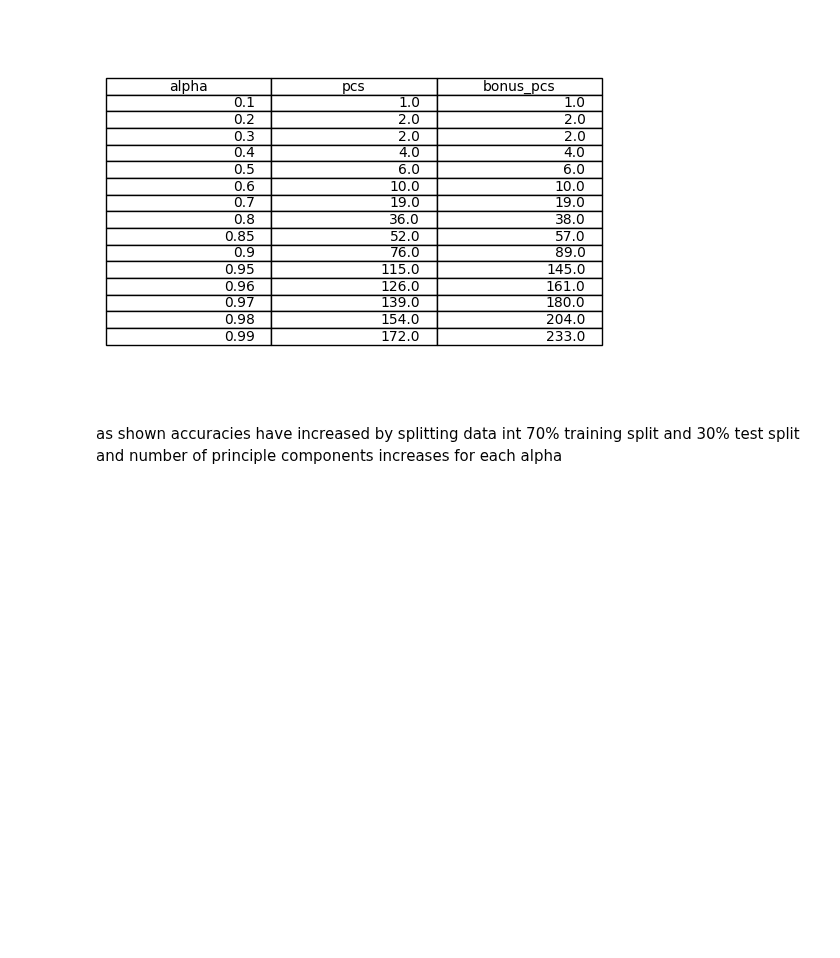
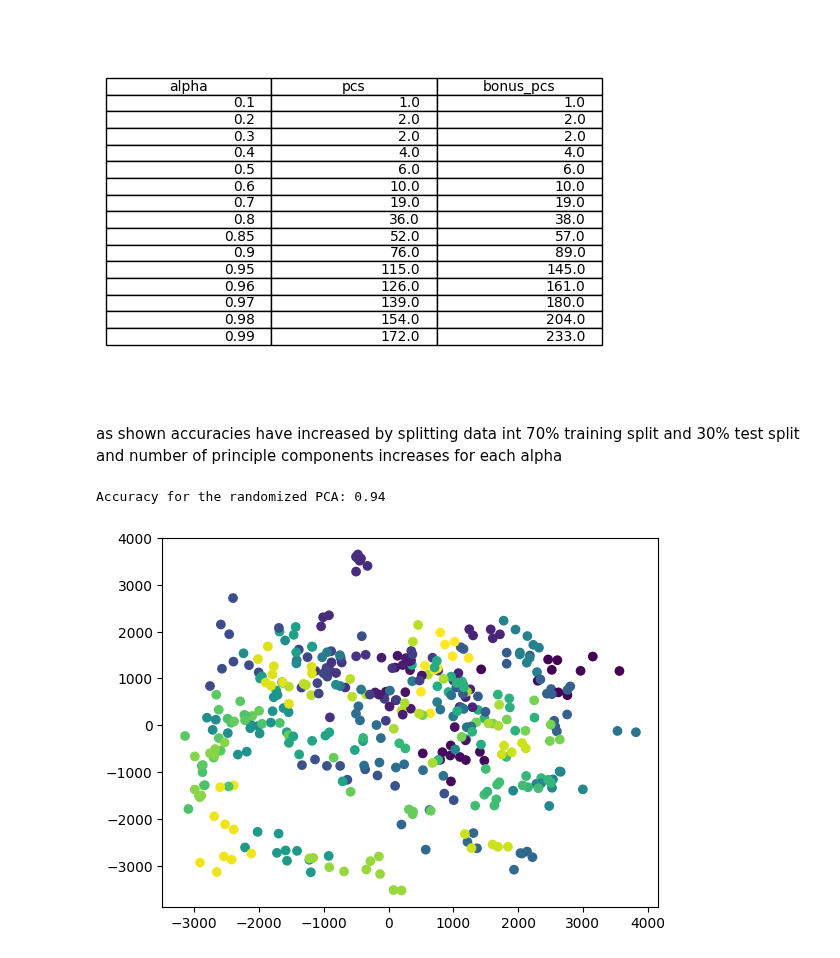
Before and after one commit to yousefkotp/Face-Recognition-Using-PCA-LDA, a Jupyter notebook: main.ipynb, the cells around one changed output. Cells and saved outputs as stored; diff of their text form; code cells hidden in the pictures; blank space fills up the shorter version.

```diff
--- a/main.ipynb
+++ b/main.ipynb
@@ -340,3 +348,17 @@ plt.show()
 [figure]
 # %% [markdown]
 as shown accuracies have increased by splitting data int 70% training split and 30% test split and number of principle components increases for each alpha
+# %%
+# use randomized PCA to reduce the dimensionality of the training set and the test set
+from sklearn.decomposition import PCA as RandomizedPCA
+rpca = RandomizedPCA(n_components=52, svd_solver='randomized')
+rpca.fit(training_set)
+new_training_set = rpca.transform(training_set)
+new_test_set = rpca.transform(test_set)
+# Use the KNN classifier to classify the test set
+knn = KNeighborsClassifier(n_neighbors=1)
+knn.fit(new_training_set, training_labels.ravel())
+print("Accuracy for the randomized PCA: " + str(knn.score(new_test_set, test_labels.ravel())))
+# %% [output]
+Accuracy for the randomized PCA: 0.94
+[figure, added]
```
Also changed, not shown: parts of 16 cells of this notebook.
